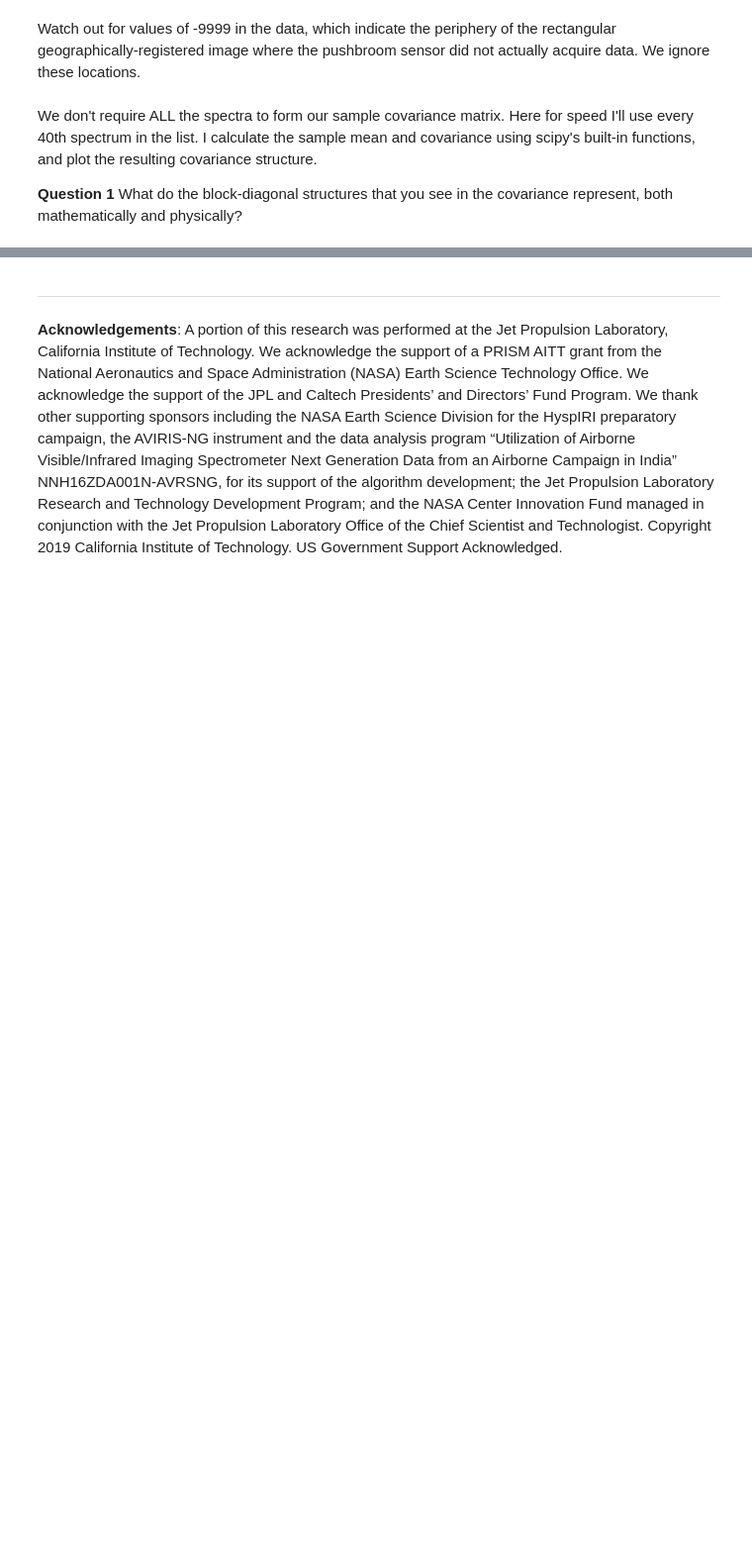
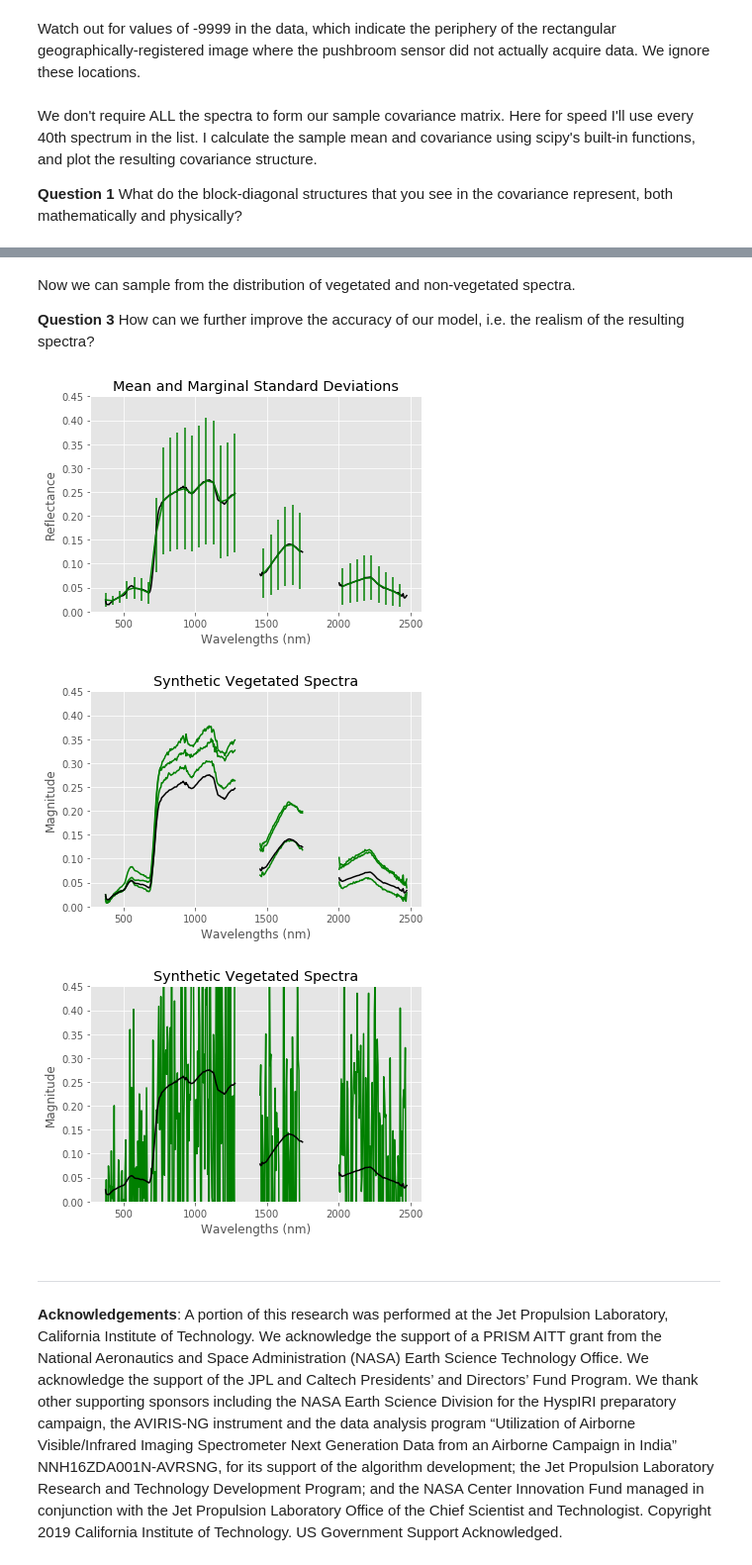
Before and after one commit to davidraythompson/istutor, a Jupyter notebook: 03_Covariances/03_Calculate_PCA.ipynb, the cells around one changed output, grey strips where cells are left out. Shown: that part at 99% size. Drawn from its saved outputs; the diff is of its cells as text; code cells hidden in the pictures; blank space fills up the shorter version.

```diff
--- a/03_Covariances/03_Calculate_PCA.ipynb
+++ b/03_Covariances/03_Calculate_PCA.ipynb
@@ -72,3 +105,52 @@ for i in range(10):
+# %% [markdown]
+Now we can sample from the distribution of vegetated and non-vegetated spectra.
+
+<b> Question 3 </b> How can we further improve the accuracy of our model, i.e. the realism of the resulting spectra?
+# %%
+standard_dev = np.sqrt(np.diag(Cov_veg))
+mean_veg[bad]=np.nan
+standard_dev[bad]=np.nan
+
+plt.figure(0)
+skip = np.arange(0,len(mean_veg),10)
+plt.errorbar(wavelengths[skip], mean_veg[skip],standard_dev[skip],color='g')
+plt.plot(wavelengths, mean_veg, 'k')
+plt.xlabel('Wavelengths (nm)')
+plt.ylabel('Reflectance')
+plt.title('Mean and Marginal Standard Deviations')
+plt.ylim([0,0.45])
+plt.savefig('images/marginals.pdf')
+
+plt.figure(1)
+for iteration in range(3):
+
+    sample = normal_veg.rvs()
+    sample[bad] = np.nan
+    plt.plot(wavelengths, sample, 'g')
+    plt.xlabel('Wavelengths (nm)')
+    plt.ylabel('Magnitude')
+    plt.title('Synthetic Vegetated Spectra')
+plt.ylim([0,0.45])
+plt.plot(wavelengths, mean_veg, 'k')
+plt.savefig('images/correlated_samples.pdf')
+
+crazy_veg = multivariate_normal(mu_veg, np.eye(len(mu_veg))@np.sqrt(np.diag(Cov_veg)))
+plt.figure(2)
+for iteration in range(1):
+
+    sample = crazy_veg.rvs()
+    sample[bad] = np.nan
+    plt.plot(wavelengths, sample, 'g')
+    plt.xlabel('Wavelengths (nm)')
+    plt.ylabel('Magnitude')
+    plt.title('Synthetic Vegetated Spectra')
+plt.ylim([0,0.45])
+plt.plot(wavelengths, mean_veg, 'k')
+plt.savefig('images/marginal_samples.pdf')
+# %% [output]
+[figure, added]
+[figure, added]
+[figure, added]
 # %% [markdown]
 -------------
 <b>Acknowledgements</b>: A portion of this research was performed at the Jet Propulsion Laboratory, California Institute of Technology. We acknowledge the support of a PRISM AITT grant from the National Aeronautics and Space Administration (NASA) Earth Science Technology Office. We acknowledge the support of the JPL and Caltech Presidents’ and Directors’ Fund Program. We thank other supporting sponsors including the NASA Earth Science Division for the HyspIRI preparatory campaign, the AVIRIS-NG instrument and the data analysis program “Utilization of Airborne Visible/Infrared Imaging Spectrometer Next Generation Data from an Airborne Campaign in India” NNH16ZDA001N-AVRSNG, for its support of the algorithm development; the Jet Propulsion Laboratory Research and Technology Development Program; and the NASA Center Innovation Fund managed in conjunction with the Jet Propulsion Laboratory Office of the Chief Scientist and Technologist. Copyright 2019 California Institute of Technology. US Government Support Acknowledged.
```
Also changed, not shown: parts of 16 cells of this notebook, 1 other file.
